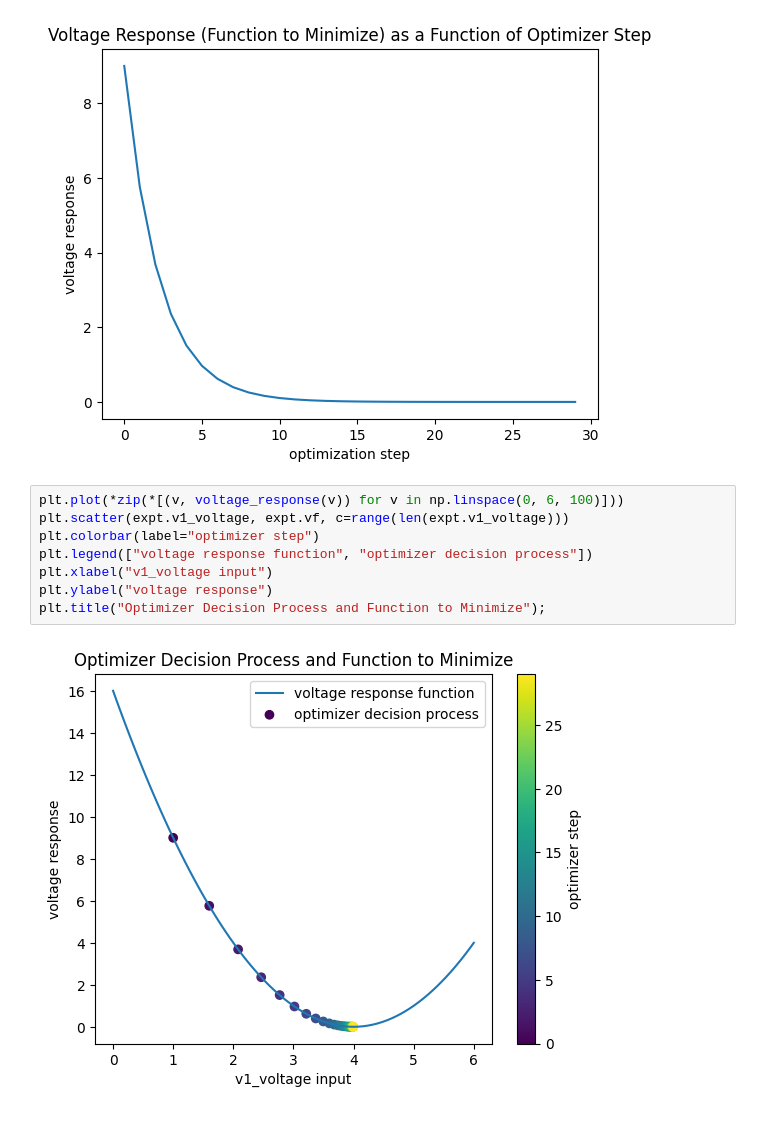
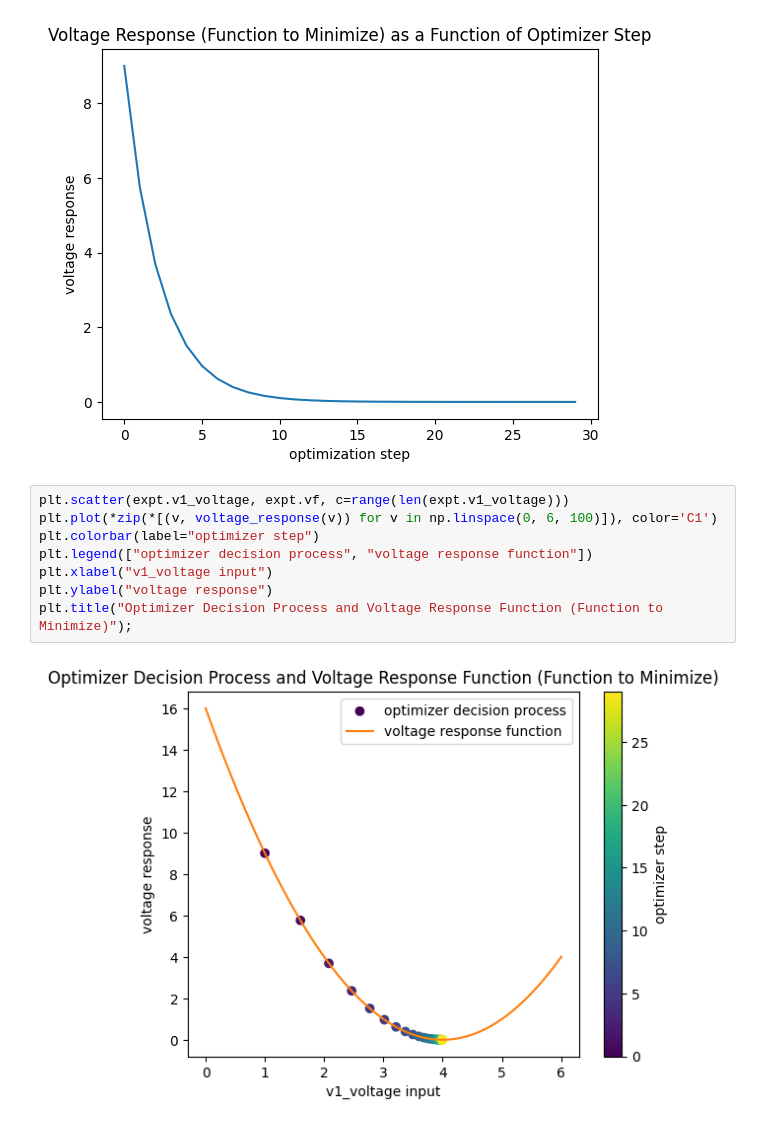
Before and after one commit to sandialabs/pyscan, a Jupyter notebook: demo_notebooks/08-example-optimization-scans.ipynb, the cells around one changed output. Cells and saved outputs as stored; diff of their text form.

Commit message:
Graph improvements

```diff
--- a/demo_notebooks/08-example-optimization-scans.ipynb
+++ b/demo_notebooks/08-example-optimization-scans.ipynb
@@ -75,12 +75,12 @@ plt.title("Voltage Response (Function to Minimize) as a Function of Optimizer St
 # %% [output]
 [figure]
 # %%
-plt.plot(*zip(*[(v, voltage_response(v)) for v in np.linspace(0, 6, 100)]))
 plt.scatter(expt.v1_voltage, expt.vf, c=range(len(expt.v1_voltage)))
+plt.plot(*zip(*[(v, voltage_response(v)) for v in np.linspace(0, 6, 100)]), color='C1')
 plt.colorbar(label="optimizer step")
-plt.legend(["voltage response function", "optimizer decision process"])
+plt.legend(["optimizer decision process", "voltage response function"])
 plt.xlabel("v1_voltage input")
 plt.ylabel("voltage response")
-plt.title("Optimizer Decision Process and Function to Minimize");
+plt.title("Optimizer Decision Process and Voltage Response Function (Function to Minimize)");
 # %% [output]
-[figure, old version]
+[figure, new version]
```
